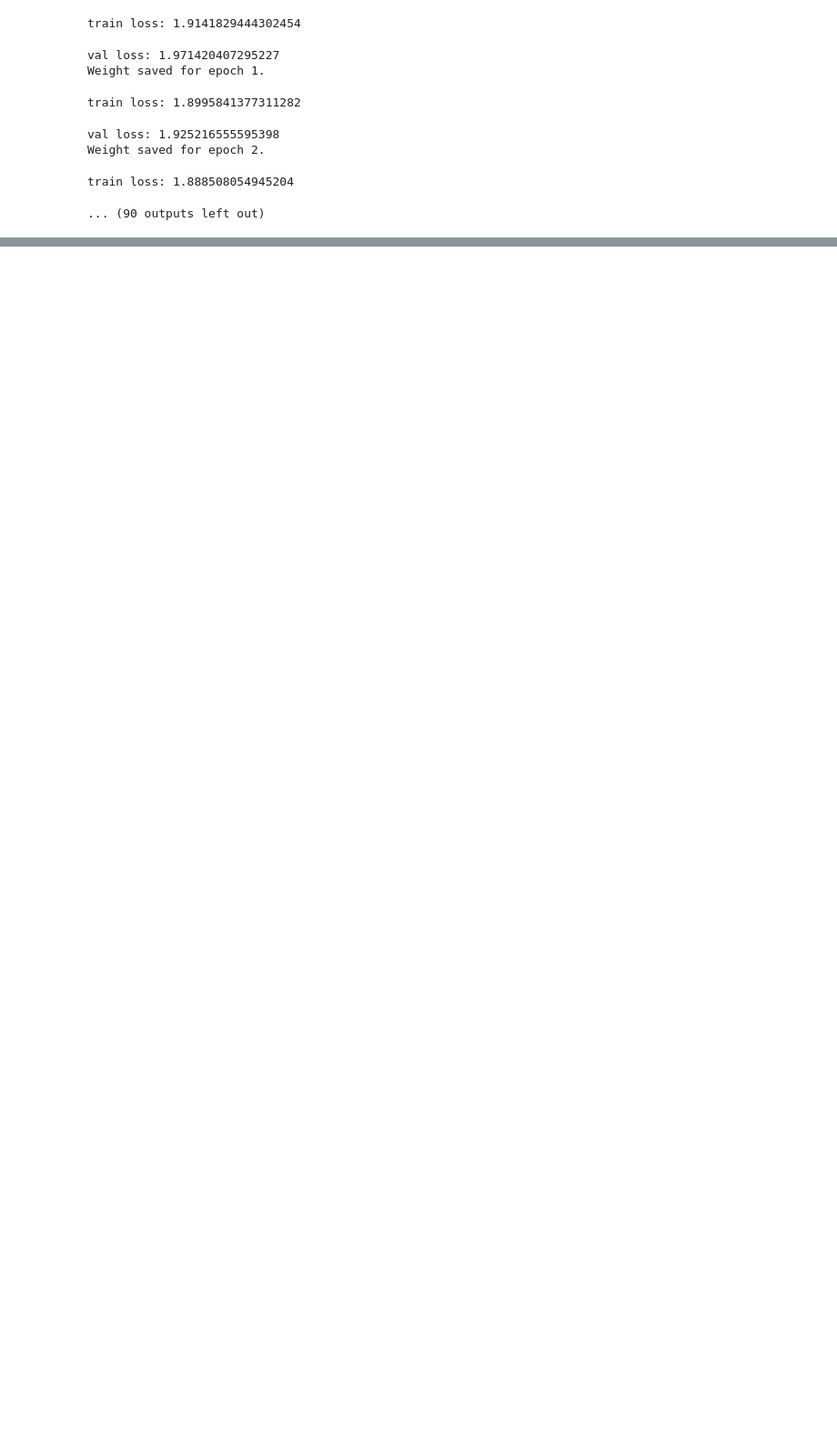
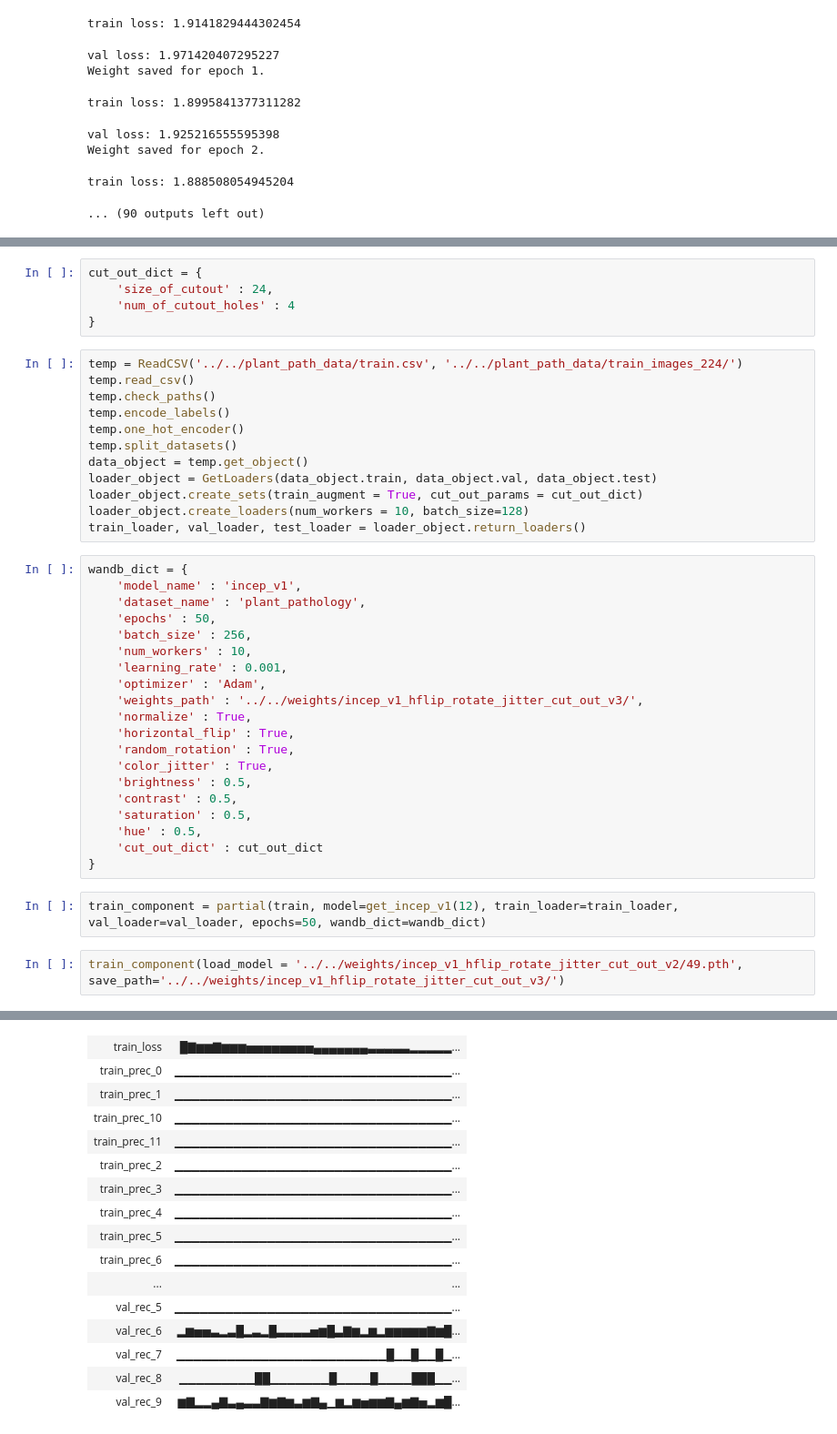
Before and after one commit to yashchks87/plant_pathology, a Jupyter notebook: notebooks/main.ipynb, the cells around one changed output, grey strips where cells are left out. Shown: that part at 91% size. Cells and saved outputs as stored; diff of their text form; blank space fills up the shorter version.

```diff
--- a/notebooks/main.ipynb
+++ b/notebooks/main.ipynb
@@ -314,0 +315,42 @@ train loss: 1.888508054945204
+# %%
+cut_out_dict = {
+    'size_of_cutout' : 24,
+    'num_of_cutout_holes' : 4
+}
+# %%
+temp = ReadCSV('../../plant_path_data/train.csv', '../../plant_path_data/train_images_224/')
+temp.read_csv()
+temp.check_paths()
+temp.encode_labels()
+temp.one_hot_encoder()
+temp.split_datasets()
+data_object = temp.get_object()
+loader_object = GetLoaders(data_object.train, data_object.val, data_object.test)
+loader_object.create_sets(train_augment = True, cut_out_params = cut_out_dict)
+loader_object.create_loaders(num_workers = 10, batch_size=128)
+train_loader, val_loader, test_loader = loader_object.return_loaders()
+# %%
+wandb_dict = {
+    'model_name' : 'incep_v1',
+    'dataset_name' : 'plant_pathology',
+    'epochs' : 50,
+    'batch_size' : 256,
+    'num_workers' : 10,
+    'learning_rate' : 0.001,
+    'optimizer' : 'Adam',
+    'weights_path' : '../../weights/incep_v1_hflip_rotate_jitter_cut_out_v3/',
+    'normalize' : True,
+    'horizontal_flip' : True,
+    'random_rotation' : True,
+    'color_jitter' : True,
+    'brightness' : 0.5,
+    'contrast' : 0.5,
+    'saturation' : 0.5,
+    'hue' : 0.5,
+    'cut_out_dict' : cut_out_dict
+}
+# %%
+train_component = partial(train, model=get_incep_v1(12), train_loader=train_loader, val_loader=val_loader, epochs=50, wandb_dict=wandb_dict)
+# %%
+train_component(load_model = '../../weights/incep_v1_hflip_rotate_jitter_cut_out_v2/49.pth', save_path='../../weights/incep_v1_hflip_rotate_jitter_cut_out_v3/')
+# %% [output]
@@ -314,0 +360,16 @@ train loss: 1.888508054945204
+| train_loss | █▇▆▆▇▆▆▆▅▅▅▅▅▅▅▅▄▄▄▄▄▄▄▃▃▃▃▃▂▂▂▂▂... |
+| train_prec_0 | ▁▁▁▁▁▁▁▁▁▁▁▁▁▁▁▁▁▁▁▁▁▁▁▁▁▁▁▁▁▁▁▁▁... |
+| train_prec_1 | ▁▁▁▁▁▁▁▁▁▁▁▁▁▁▁▁▁▁▁▁▁▁▁▁▁▁▁▁▁▁▁▁▁... |
+| train_prec_10 | ▁▁▁▁▁▁▁▁▁▁▁▁▁▁▁▁▁▁▁▁▁▁▁▁▁▁▁▁▁▁▁▁▁... |
+| train_prec_11 | ▁▁▁▁▁▁▁▁▁▁▁▁▁▁▁▁▁▁▁▁▁▁▁▁▁▁▁▁▁▁▁▁▁... |
+| train_prec_2 | ▁▁▁▁▁▁▁▁▁▁▁▁▁▁▁▁▁▁▁▁▁▁▁▁▁▁▁▁▁▁▁▁▁... |
+| train_prec_3 | ▁▁▁▁▁▁▁▁▁▁▁▁▁▁▁▁▁▁▁▁▁▁▁▁▁▁▁▁▁▁▁▁▁... |
+| train_prec_4 | ▁▁▁▁▁▁▁▁▁▁▁▁▁▁▁▁▁▁▁▁▁▁▁▁▁▁▁▁▁▁▁▁▁... |
+| train_prec_5 | ▁▁▁▁▁▁▁▁▁▁▁▁▁▁▁▁▁▁▁▁▁▁▁▁▁▁▁▁▁▁▁▁▁... |
+| train_prec_6 | ▁▁▁▁▁▁▁▁▁▁▁▁▁▁▁▁▁▁▁▁▁▁▁▁▁▁▁▁▁▁▁▁▁... |
+| ... | ... |
+| val_rec_5 | ▁▁▁▁▁▁▁▁▁▁▁▁▁▁▁▁▁▁▁▁▁▁▁▁▁▁▁▁▁▁▁▁▁... |
+| val_rec_6 | ▂▆▅▅▃▂▃█▂▃▂█▃▃▃▃▅▆█▃▇▆▂▆▂▆▆▆▆▆▇▆█... |
+| val_rec_7 | ▁▁▁▁▁▁▁▁▁▁▁▁▁▁▁▁▁▁▁▁▁▁▁▁▁█▁▁█▁▁█▁... |
+| val_rec_8 | ▁▁▁▁▁▁▁▁▁██▁▁▁▁▁▁▁█▁▁▁▁█▁▁▁▁███▁▁... |
+| val_rec_9 | ▆▇▂▂▄▇▃▄▃▃▇▆▇▆▃▆▇▄▁▆▂▆▅▆▆▇▄▆▇▅▂▆█... |
```
Also changed, not shown: parts of 3 cells of this notebook, 29 other files.
